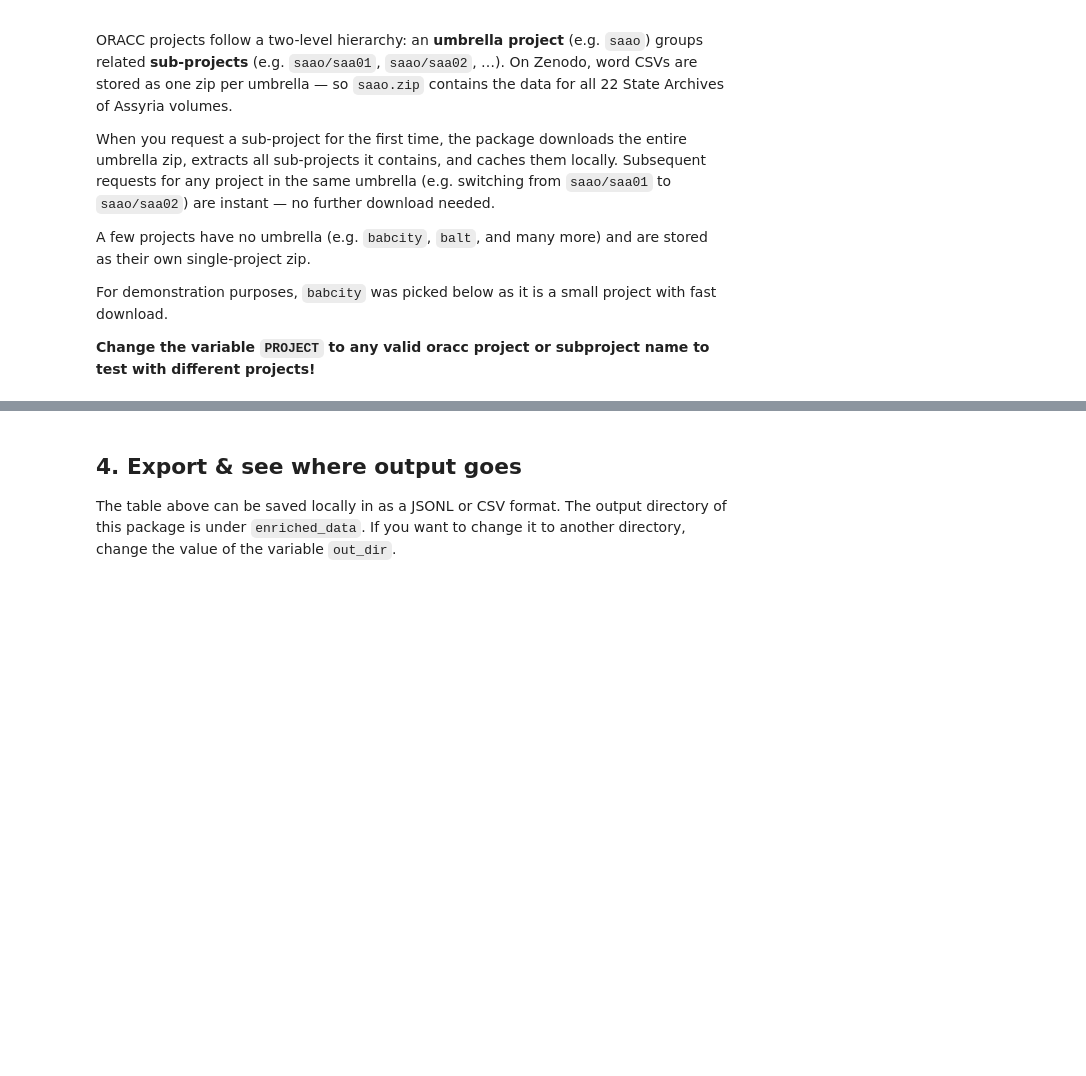
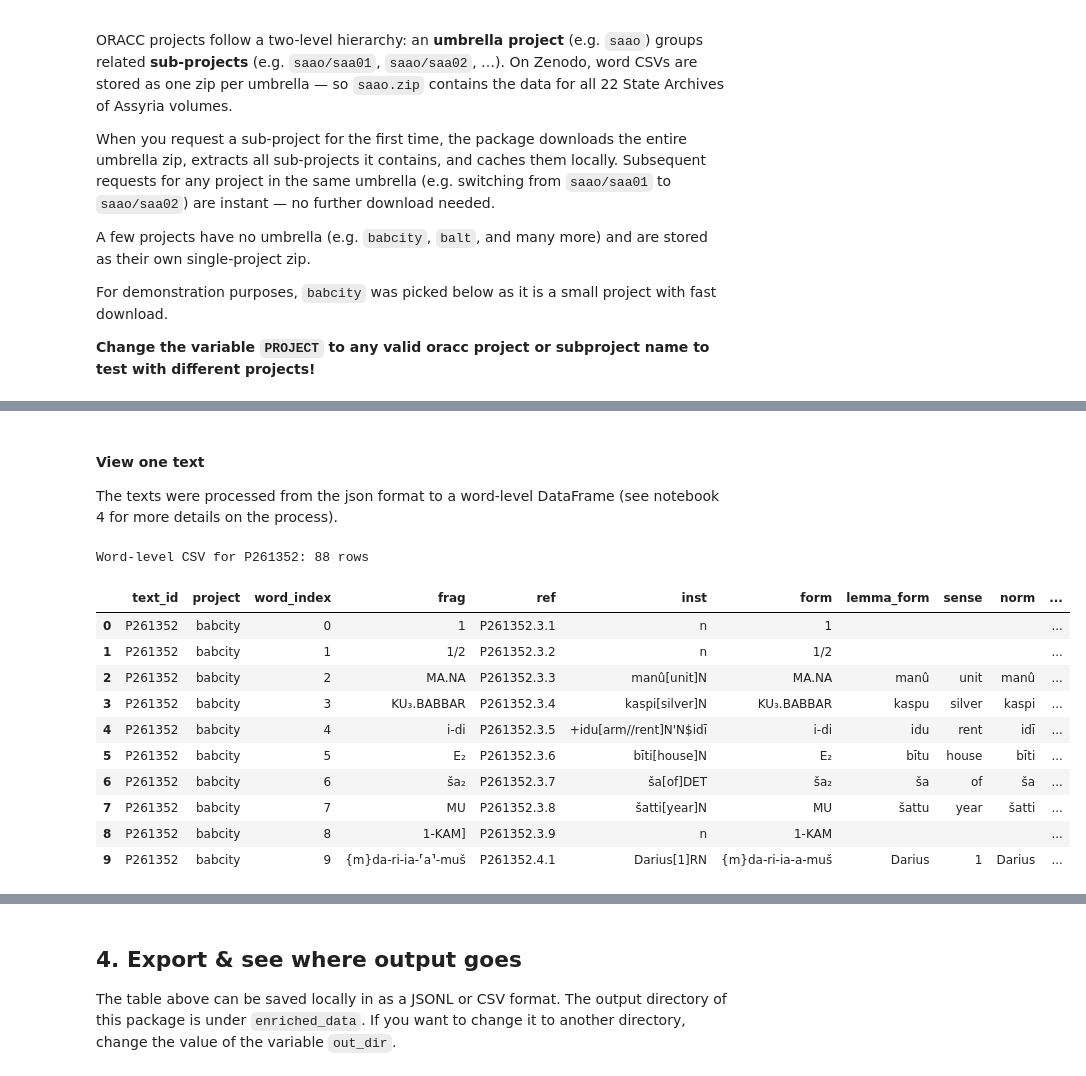
Before and after one commit to shaharspencer/oracc-parser, a Jupyter notebook: notebooks/01_quickstart.ipynb, the cells around one changed output, grey strips where cells are left out. Cells and saved outputs as stored; diff of their text form; code cells hidden in the pictures; blank space fills up the shorter version.

```diff
--- a/notebooks/01_quickstart.ipynb
+++ b/notebooks/01_quickstart.ipynb
@@ -105,0 +67,22 @@ else:
+# %%
+from oracc_parser import parse_project_from_word_csvs, RunConfig, get_metadata_table
+from oracc_parser.io.word_csv import load_word_csvs_from_dir
+from oracc_parser.settings import WORD_CSV_DIR
+
+# Change to any project available in oracc_csvs/
+PROJECT = "babcity"
+LIMIT = 5  # Set to None to load all tablets
+
+project_slug = PROJECT.replace("/", "-")
+project_csv_dir = WORD_CSV_DIR / project_slug
+
+# Loads from disk if already downloaded; downloads from Zenodo otherwise
+word_dfs = load_word_csvs_from_dir(project_csv_dir, project=PROJECT)
+if LIMIT:
+    word_dfs = dict(list(word_dfs.items())[:LIMIT])
+
+config = RunConfig(fetch_translations=False)  # enable after downloading translations from Zenodo
+records = parse_project_from_word_csvs(PROJECT, word_dfs, config=config)
+print(f"Loaded {len(records)} tablets from {PROJECT}")
+
+display(get_metadata_table(records))
@@ -105,0 +110,23 @@ else:
+# %% [markdown]
+#### View one text
+
+The texts were processed from the json format to a word-level DataFrame (see notebook 4 for more details on the process).
+# %%
+from oracc_parser.io.word_csv import record_to_word_dataframe
+
+word_df = record_to_word_dataframe(records[0])
+print(f"Word-level CSV for {records[0].metadata.id_text}: {len(word_df)} rows")
+display(word_df.head(10))
+# %% [output]
+Word-level CSV for P261352: 88 rows
+|  | text_id | project | word_index | frag | ref | inst | form | lemma_form | sense | norm | ... |
+| 0 | P261352 | babcity | 0 | 1 | P261352.3.1 | n | 1 |  |  |  | ... |
+| 1 | P261352 | babcity | 1 | 1/2 | P261352.3.2 | n | 1/2 |  |  |  | ... |
+| 2 | P261352 | babcity | 2 | MA.NA | P261352.3.3 | manû[unit]N | MA.NA | manû | unit | manû | ... |
+| 3 | P261352 | babcity | 3 | KU₃.BABBAR | P261352.3.4 | kaspi[silver]N | KU₃.BABBAR | kaspu | silver | kaspi | ... |
+| 4 | P261352 | babcity | 4 | i-di | P261352.3.5 | +idu[arm//rent]N'N$idī | i-di | idu | rent | idī | ... |
+| 5 | P261352 | babcity | 5 | E₂ | P261352.3.6 | bīti[house]N | E₂ | bītu | house | bīti | ... |
+| 6 | P261352 | babcity | 6 | ša₂ | P261352.3.7 | ša[of]DET | ša₂ | ša | of | ša | ... |
+| 7 | P261352 | babcity | 7 | MU | P261352.3.8 | šatti[year]N | MU | šattu | year | šatti | ... |
+| 8 | P261352 | babcity | 8 | 1-KAM] | P261352.3.9 | n | 1-KAM |  |  |  | ... |
+| 9 | P261352 | babcity | 9 | {m}da-ri-ia-⸢a⸣-muš | P261352.4.1 | Darius[1]RN | {m}da-ri-ia-a-muš | Darius | 1 | Darius | ... |
```
Also changed, not shown: parts of 27 cells of this notebook.
